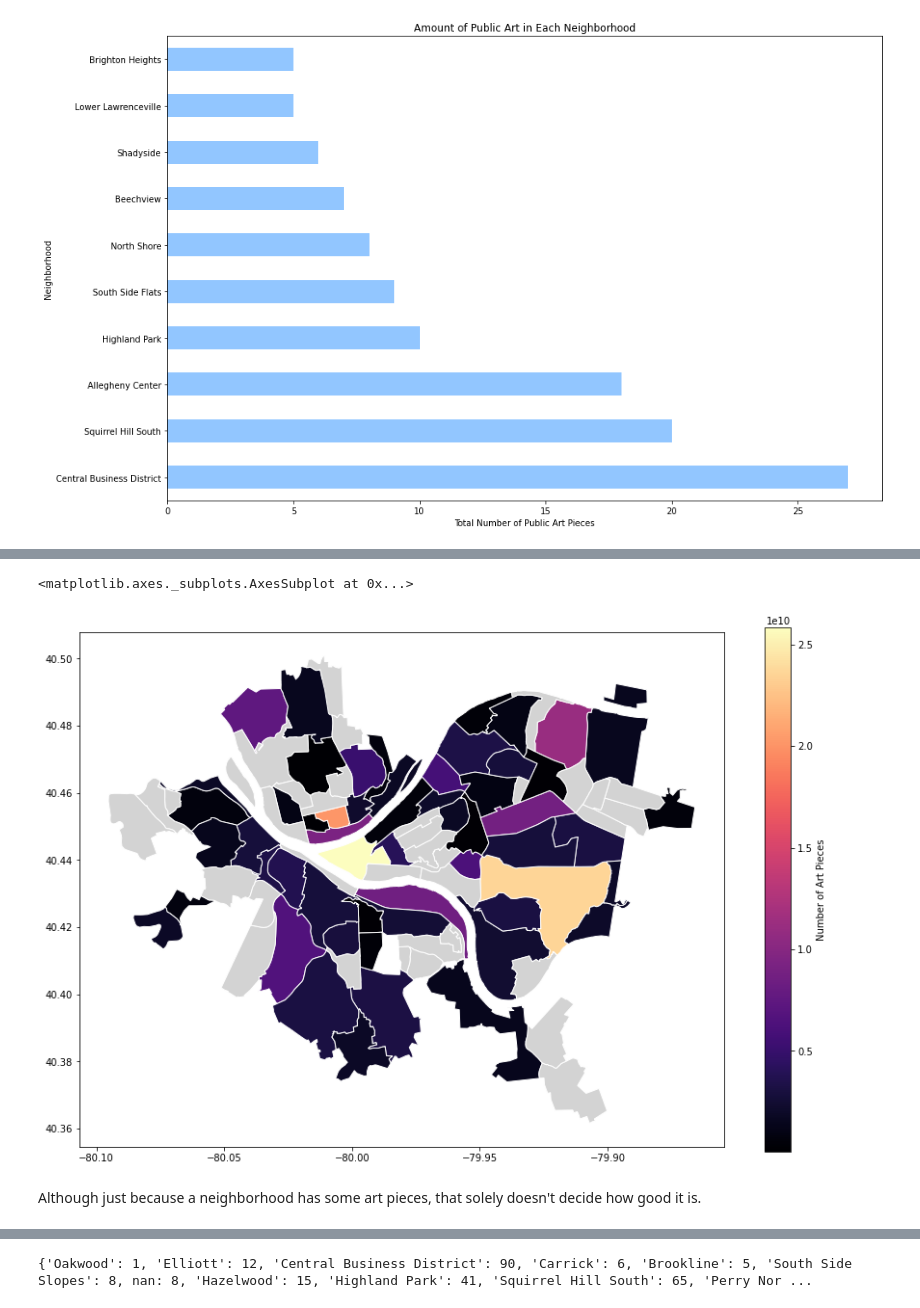
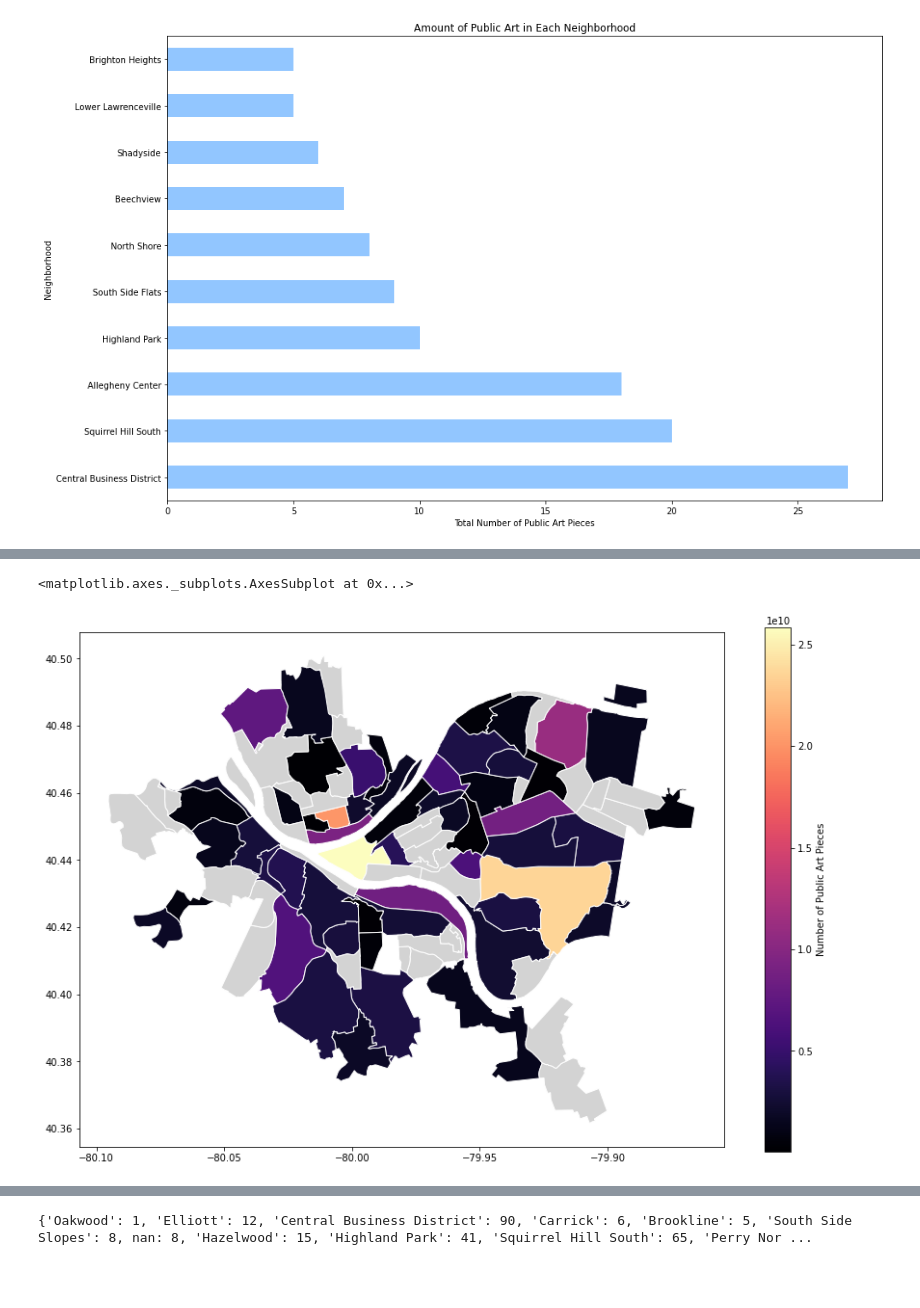
Before and after one commit to yimijj/CMPINF0010-Final-Project, a Jupyter notebook: Art-Notebook.ipynb, the cells around one changed output, grey strips where cells are left out. Saved outputs shown, nothing was run; the diff lists cells and outputs as text; code cells hidden in the pictures; blank space fills up the shorter version.

```diff
--- a/Art-Notebook.ipynb
+++ b/Art-Notebook.ipynb
@@ -103,18 +119,18 @@ From the looks of this graph, Central Business District has the most public art
 # %%
+# setting values
 num_art_perneigh = pittsburgh_public_art_data.groupby("neighborhood").sum(['id'])
 artpubmap = neighborhoods.merge(num_art_perneigh,
                                 how='left',
                                 left_on='hood',
                                 right_on='neighborhood')
 
+# plotting the data and setting how it'll look
 artpubmap.plot(column='id',cmap='magma',
                edgecolor="white",
                legend=True,
-               legend_kwds={'label': "Number of Art Pieces"},
+               legend_kwds={'label': "Number of Public Art Pieces"},
                figsize=(15, 10),
                missing_kwds={"color": "lightgrey"})
 # %% [output]
 <matplotlib.axes._subplots.AxesSubplot at 0x...>
-[figure, old version]
+[figure, new version]
-# %% [markdown]
-Although just because a neighborhood has some art pieces, that solely doesn't decide how good it is.
```
Also changed, not shown: parts of 21 cells of this notebook, 1 other file.
